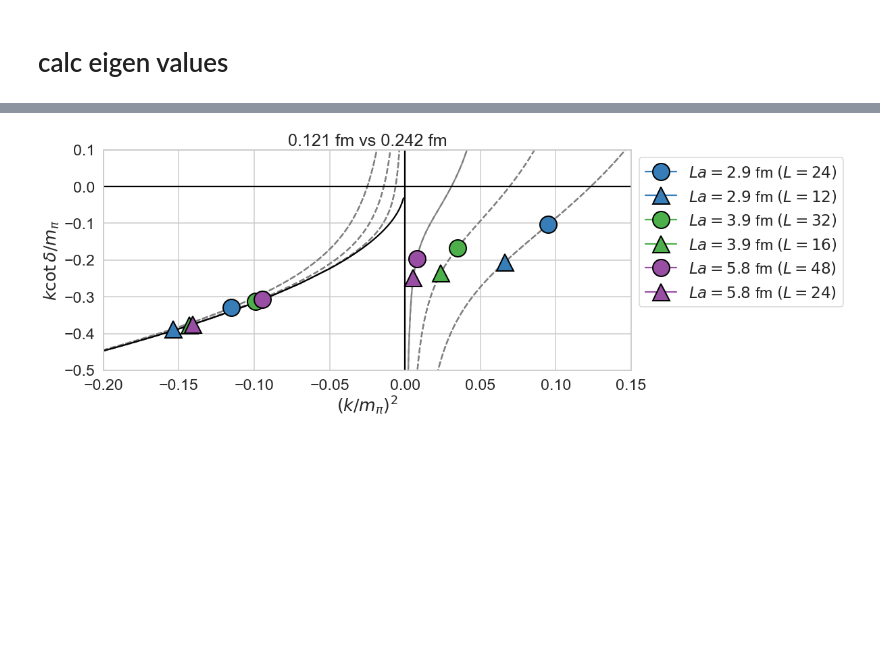
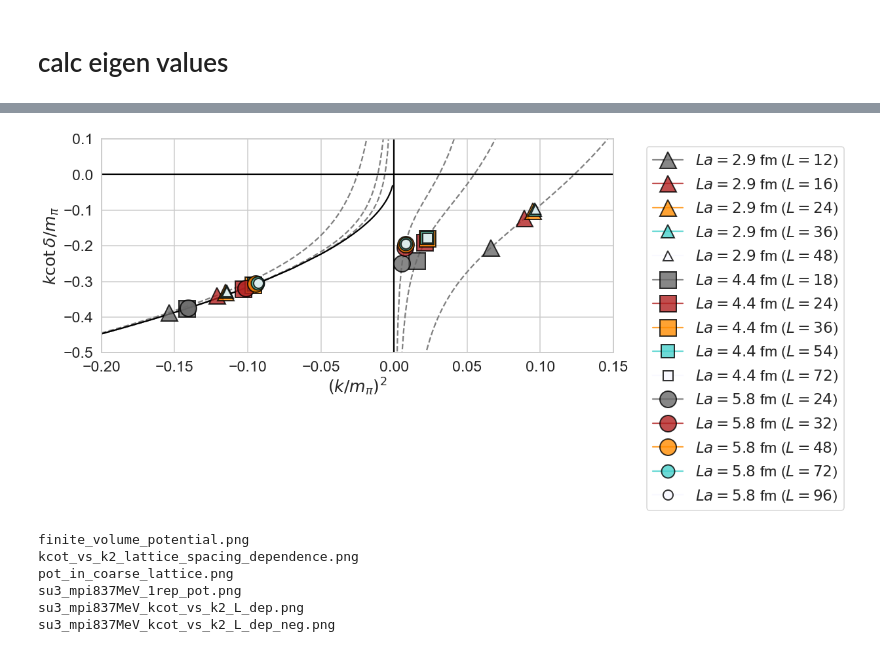
Before and after one commit to tkmiriya/weakly_bound_h, a Jupyter notebook: notebook/SU3_HAL_cutoff_dep.ipynb, the cells around one changed output, grey strips where cells are left out. Saved outputs shown, nothing was run; the diff lists cells and outputs as text; code cells hidden in the pictures; blank space fills up the shorter version.

```diff
--- a/notebook/SU3_HAL_cutoff_dep.ipynb
+++ b/notebook/SU3_HAL_cutoff_dep.ipynb
@@ -353,2 +270,0 @@ ld_dic[(L, 0, '2a')] = calc_kcot_vs_k2(L, 0, m_B_2a, m_pi_2a, vals[0], xlim0, yl
-# %%
-ld_dic[(L, 1, '2a')] = calc_kcot_vs_k2(L, 0, m_B_2a, m_pi_2a, vals[1], xlim0, ylim0)
@@ -364,0 +311,9 @@ color_list = {(24,'a'): 'C1', (12,'2a'): 'C1',
+# %%
+L = 36
+
+for s in ['2', '3/2', '1', '2/3', '1/2']:
+    Ns = int(L / eval(s))
+    print(f'{L} -> {Ns}')
+    vals, _, a1norms = fv_dic[s].calc_eigen(Ns=Ns, Nev=2)
+    ld_dic[(Ns,0,s)] = calc_kcot_vs_k2(Ns, 0, m_B * eval(s), m_pi * eval(s), vals[0], xlim0, ylim0)
+    ld_dic[(Ns,1,s)] = calc_kcot_vs_k2(Ns, 1, m_B * eval(s), m_pi * eval(s), vals[1], xlim0, ylim0)
@@ -364,0 +351,9 @@ color_list = {(24,'a'): 'C1', (12,'2a'): 'C1',
+# %%
+L = 48
+
+for s in ['2', '3/2', '1', '2/3', '1/2']:
+    Ns = int(L / eval(s))
+    print(f'{L} -> {Ns}')
+    vals, _, a1norms = fv_dic[s].calc_eigen(Ns=Ns, Nev=2)
+    ld_dic[(Ns,0,s)] = calc_kcot_vs_k2(Ns, 0, m_B * eval(s), m_pi * eval(s), vals[0], xlim0, ylim0)
+    ld_dic[(Ns,1,s)] = calc_kcot_vs_k2(Ns, 1, m_B * eval(s), m_pi * eval(s), vals[1], xlim0, ylim0)
@@ -365,30 +391,44 @@ color_list = {(24,'a'): 'C1', (12,'2a'): 'C1',
+# %%
+color_list = {'2': 'dimgray', '3/2': 'firebrick', '1': 'darkorange', '2/3': 'mediumturquoise', '1/2': 'ghostwhite'}
 # %%
 fig, ax = plt.subplots()
 
 k2ls = np.concatenate([np.linspace(-1, -0.05), np.linspace(-0.05,-1e-3)])
 ax.plot(k2ls, - np.sqrt(-k2ls), ls='-', color='black')
 
 
 for key in ld_dic.keys():
     ld = ld_dic.get(key)
-    c = color_list.get((key[0],key[2]))
-    _lat = {'a': lat_unit, '2a': lat_unit2}[key[2]]
-    sym = {'a': 'o', '2a': '^'}[key[2]]
+    c = color_list.get(key[2])
+    _lat = lat_unit * eval(key[2])
+    sym = {24: '^', 36: 's', 48: 'o'}[int(key[0]*eval(key[2]))]
+    ms = {'2':25, '3/2': 25, '1': 25, '2/3': 20, '1/2': 15}[key[2]]
     if key[1] == 0:
-        lbl = fr'$La = {key[0]*_lat:.1f}$ fm $(L = {key[0]})$'
+        lbl = fr'$La = {key[0]*_lat:.1f}$ fm ($L = {key[0]}$)'
     else:
         lbl = ''
     ax.plot(ld.k2mpi2, ld.kcot_mpi, color=c, marker=sym, mec='black', mew=2,
-            ms=25, label=lbl, zorder=3)
-    ax.plot(ld.k2mpi2_ref, ld.kcot_mpi_ref, ls='--', color='grey', zorder=1)
+            ms=ms, label=lbl, zorder=3, alpha=0.8)
+    if key[2] == '1':
+        ax.plot(ld.k2mpi2_ref, ld.kcot_mpi_ref, ls='--', color='grey', zorder=1)
+#        ax.plot([np.nan], [np.nan], marker=sym, mec='black', mfc='None', mew=2,
+#               ms=25, label=lbl, color='black')
 
 
 ax.axhline(0, color='black')
 ax.axvline(0, color='black')
-ax.legend(loc='upper left', bbox_to_anchor=(1,1))
-ax.set(ylim=ylim0, xlim=xlim0, xlabel=r'$(k/m_\pi)^2$', ylabel=r'$k\cot\delta/m_\pi$',
-      title=rf'{lat_unit:.3f} fm vs {lat_unit2:.3f} fm');
+ax.legend(loc='upper left', bbox_to_anchor=(1.05,1))
+ax.set(ylim=ylim0, xlim=xlim0, xlabel=r'$(k/m_\pi)^2$', ylabel=r'$k\cot\delta/m_\pi$')
 
 fig.savefig('../figs/hal_pot_finite_volume/kcot_vs_k2_lattice_spacing_dependence.png', bbox_inches='tight')
 # %% [output]
-[figure, old version]
+[figure, new version]
+# %%
+ls ../figs/hal_pot_finite_volume/
+# %% [output]
+finite_volume_potential.png
+kcot_vs_k2_lattice_spacing_dependence.png
+pot_in_coarse_lattice.png
+su3_mpi837MeV_1rep_pot.png
+su3_mpi837MeV_kcot_vs_k2_L_dep.png
+su3_mpi837MeV_kcot_vs_k2_L_dep_neg.png
```
Also changed, not shown: parts of 32 cells of this notebook, 13 other files.
